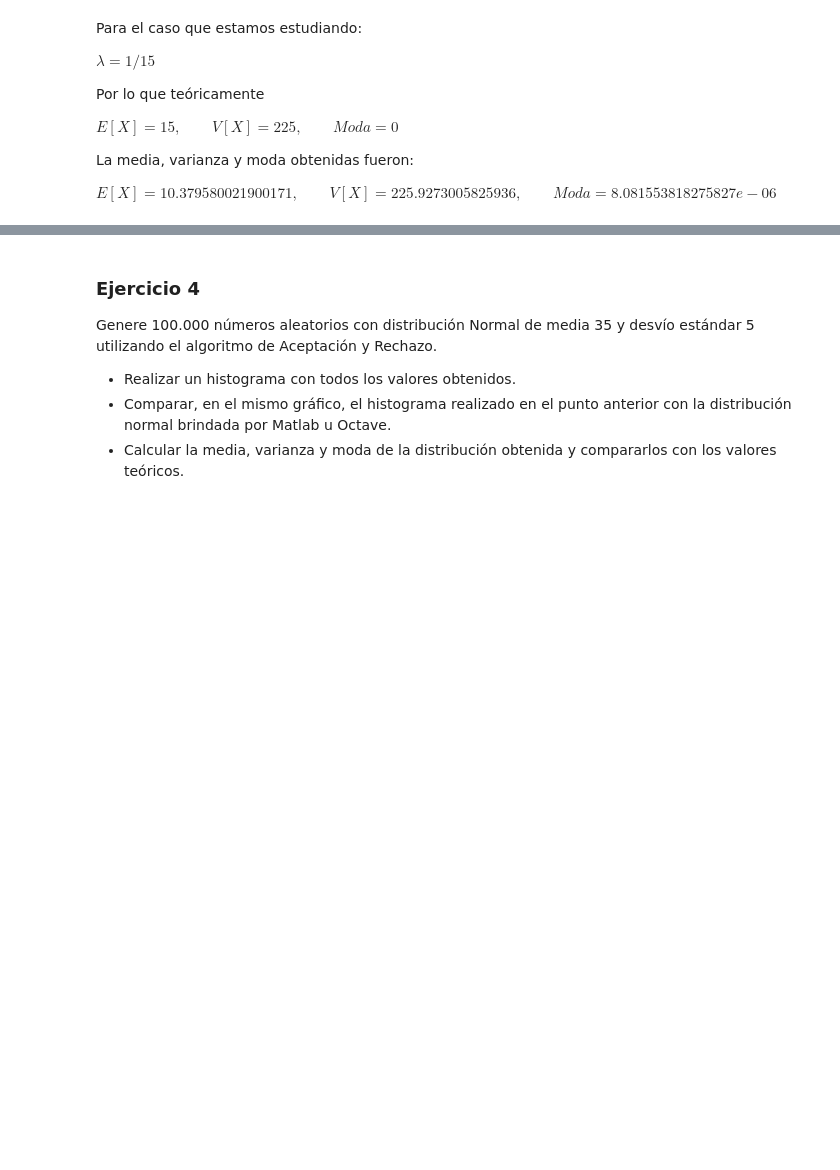
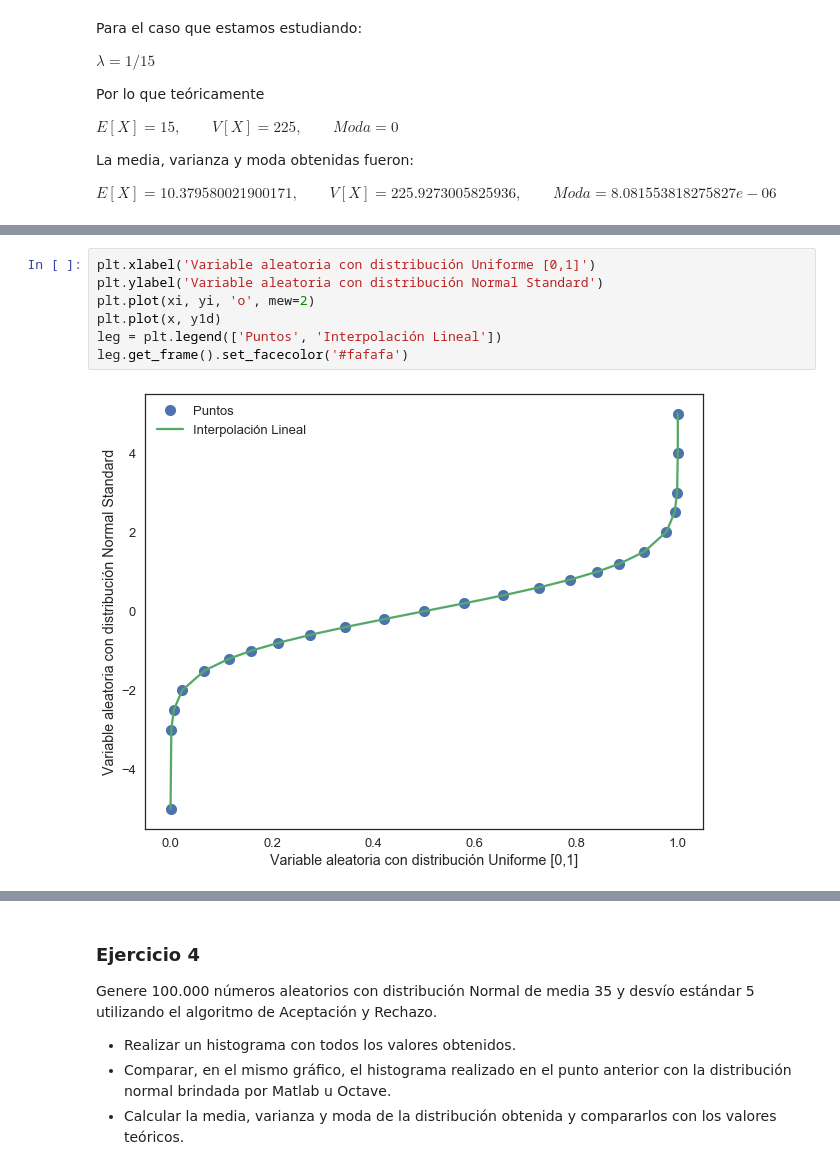
Before and after one commit to victorbravoarroyo/Simulacion, a Jupyter notebook: Tp1.ipynb, the cells around one changed output, grey strips where cells are left out. Cells and saved outputs as stored; diff of their text form; blank space fills up the shorter version.

```diff
--- a/Tp1.ipynb
+++ b/Tp1.ipynb
@@ -210,0 +212,9 @@ Generated z1 = 1.654133438019564
+# %%
+plt.xlabel('Variable aleatoria con distribución Uniforme [0,1]')
+plt.ylabel('Variable aleatoria con distribución Normal Standard')
+plt.plot(xi, yi, 'o', mew=2)
+plt.plot(x, y1d)
+leg = plt.legend(['Puntos', 'Interpolación Lineal'])
+leg.get_frame().set_facecolor('#fafafa')
+# %% [output]
+[figure, added]
```
Also changed, not shown: parts of 17 cells of this notebook.
